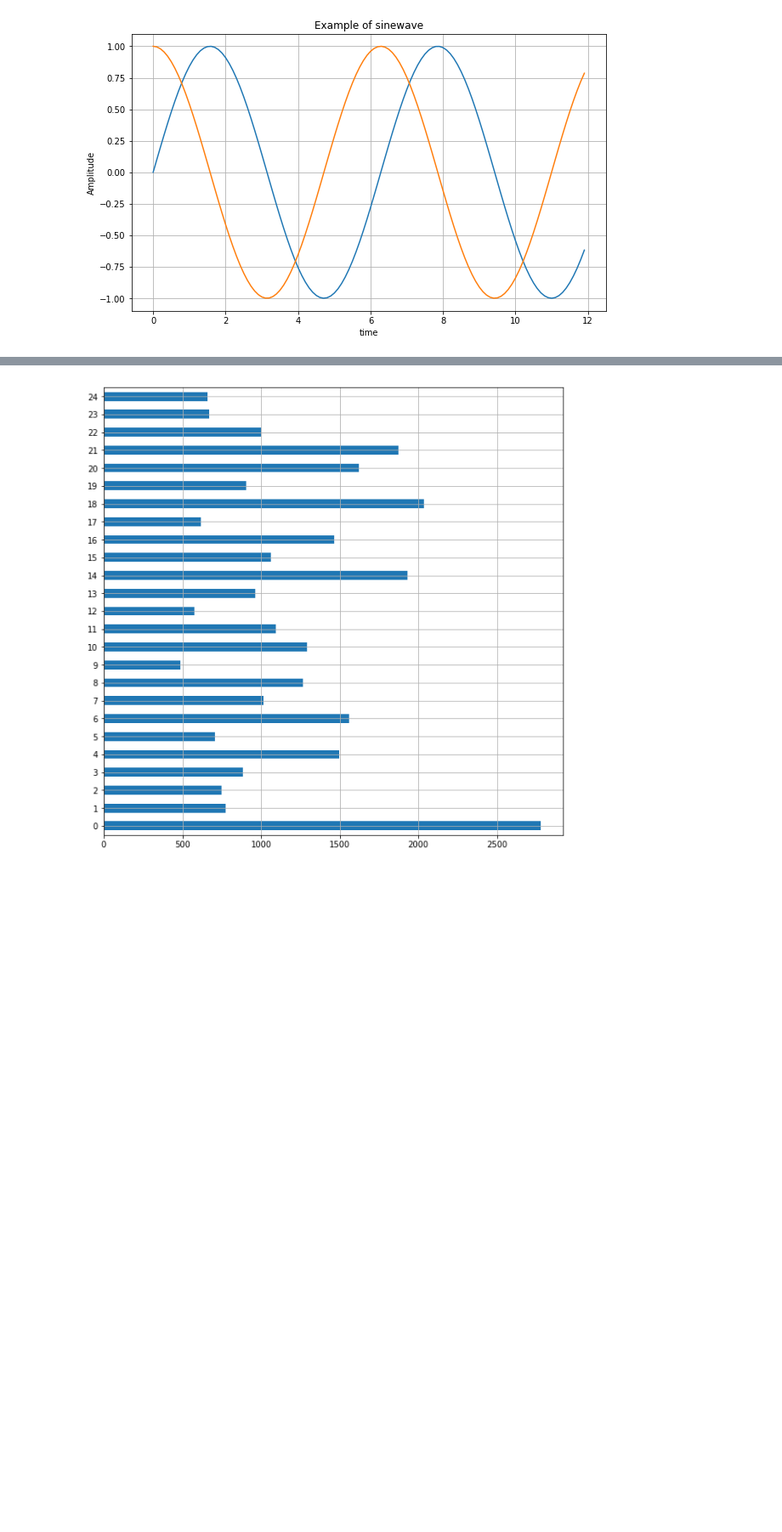
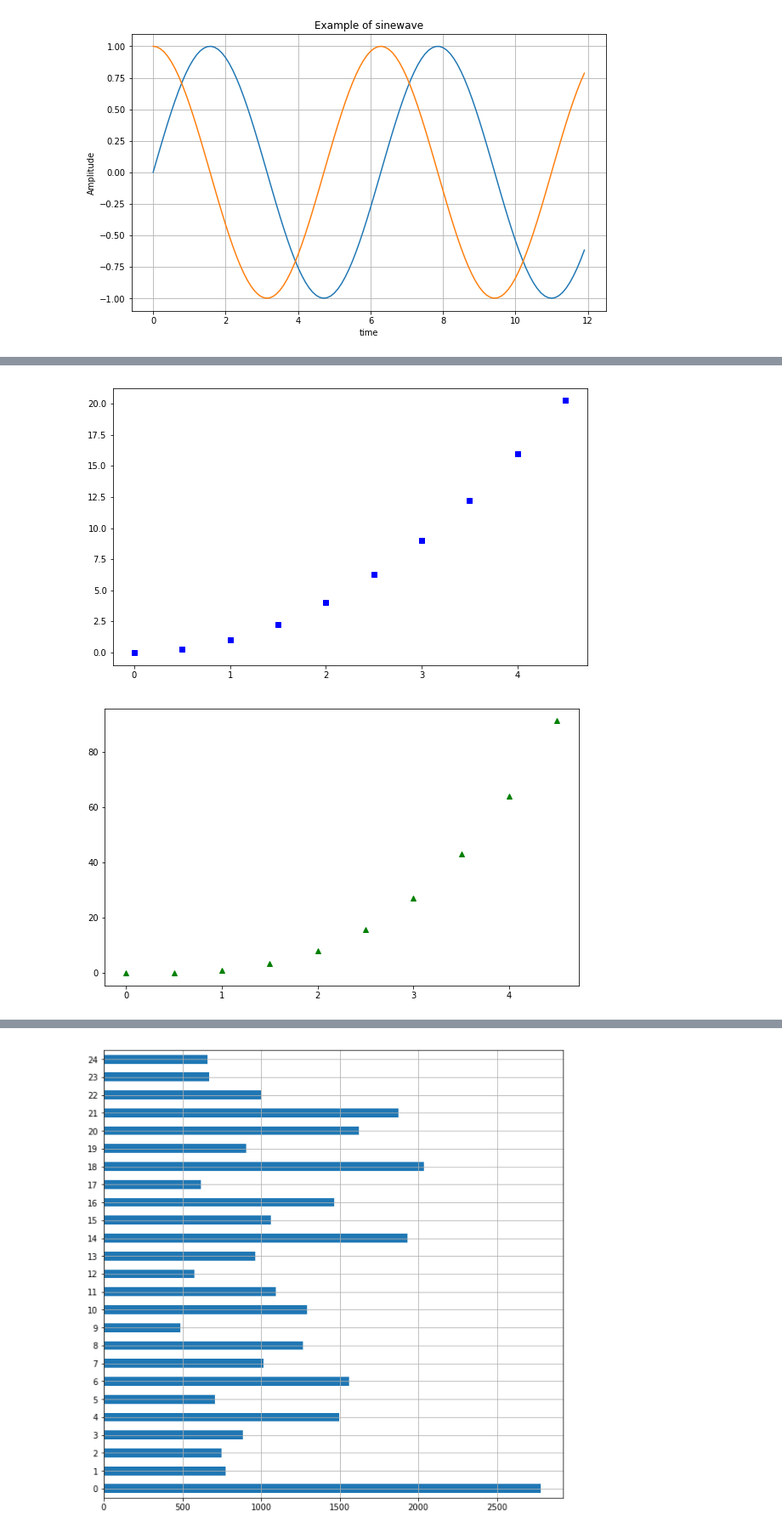
Before and after one commit to EunBinChoi/GOOTT_EDUCATION, a Jupyter notebook: Pre_Learning/src/Lecture_20210303.ipynb, the cells around one changed output, grey strips where cells are left out. Shown at 85% size. Saved outputs shown, nothing was run; the diff lists cells and outputs as text; code cells hidden in the pictures; blank space fills up the shorter version.

```diff
--- a/Pre_Learning/src/Lecture_20210303.ipynb
+++ b/Pre_Learning/src/Lecture_20210303.ipynb
@@ -345,0 +366,13 @@ plt.show()
+# %%
+t = np.arange(0, 5, 0.5)
+
+plt.figure(figsize=(10,6))
+pl1 = plt.plot(t, t**2, 'bs')
+
+plt.figure(figsize=(10,6))
+pl2 = plt.plot(t, t**3, 'g^')
+
+plt.show()
+# %% [output]
+[figure, added]
+[figure, added]
```
Also changed, not shown: parts of 19 cells of this notebook.
